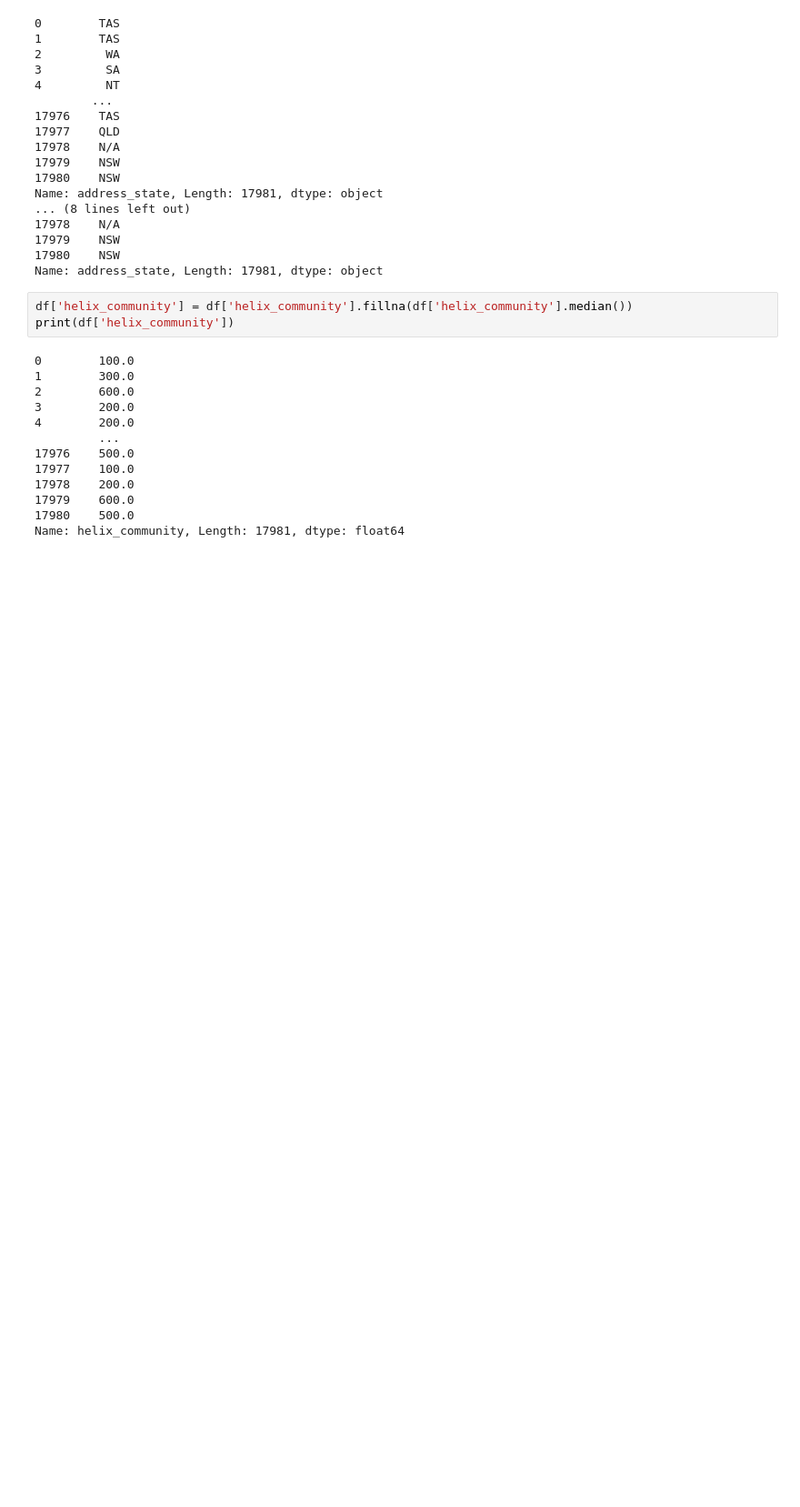
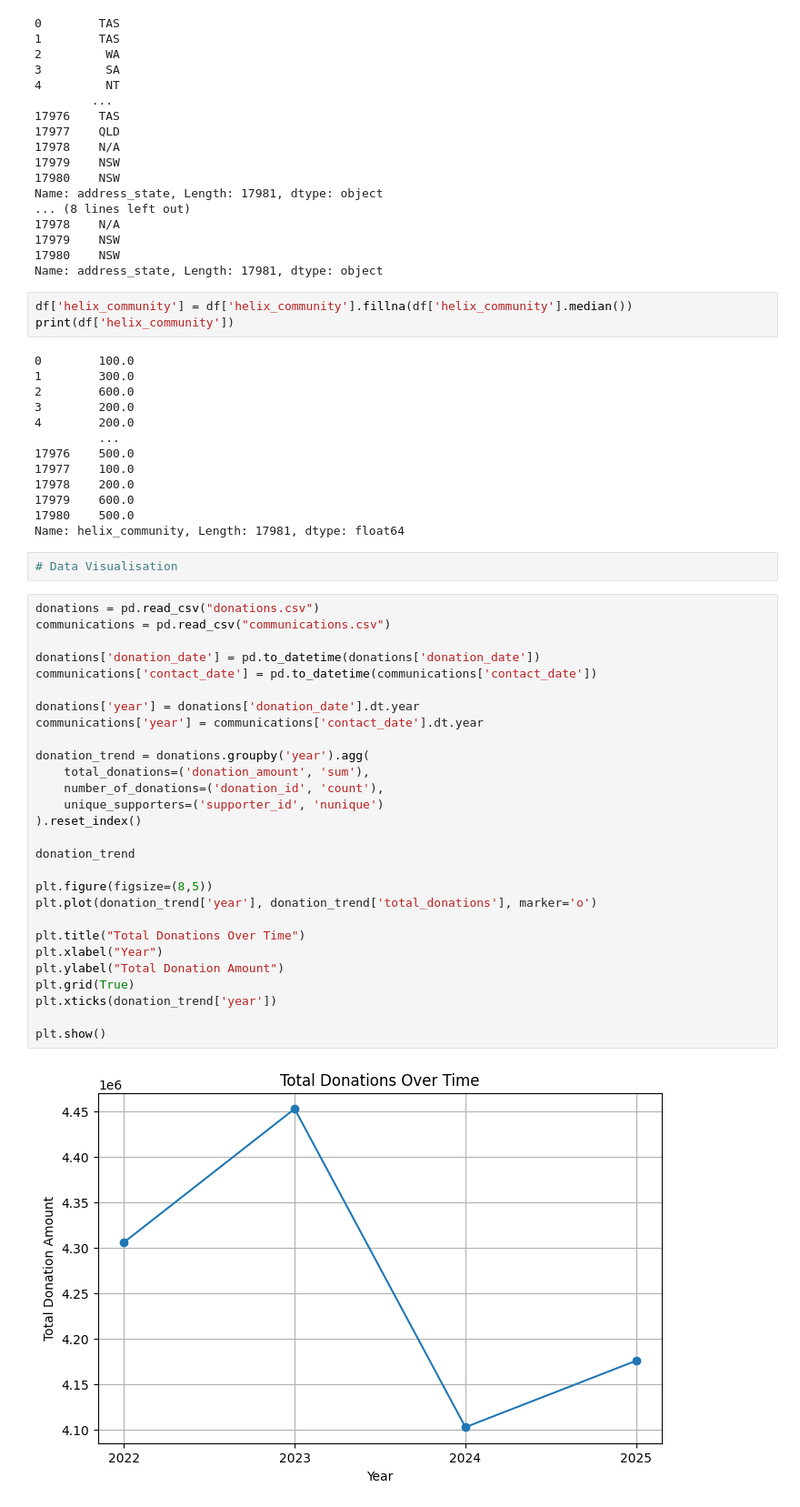
Before and after one commit to RemiRemRemRem/INF10027-Group-Project, a Jupyter notebook: assignment2.ipynb, the cells around one changed output. Shown at 91% size. Cells and saved outputs as stored; diff of their text form; blank space fills up the shorter version.

Commit message:
Update on the graph

```diff
--- a/assignment2.ipynb
+++ b/assignment2.ipynb
@@ -227,3 +227,35 @@ print(df['helix_community'])
 17979    600.0
 17980    500.0
 Name: helix_community, Length: 17981, dtype: float64
+# %%
+# Data Visualisation
+# %%
+donations = pd.read_csv("donations.csv")
+communications = pd.read_csv("communications.csv")
+
+donations['donation_date'] = pd.to_datetime(donations['donation_date'])
+communications['contact_date'] = pd.to_datetime(communications['contact_date'])
+
+donations['year'] = donations['donation_date'].dt.year
+communications['year'] = communications['contact_date'].dt.year
+
+donation_trend = donations.groupby('year').agg(
+    total_donations=('donation_amount', 'sum'),
+    number_of_donations=('donation_id', 'count'),
+    unique_supporters=('supporter_id', 'nunique')
+).reset_index()
+
+donation_trend
+
+plt.figure(figsize=(8,5))
+plt.plot(donation_trend['year'], donation_trend['total_donations'], marker='o')
+
+plt.title("Total Donations Over Time")
+plt.xlabel("Year")
+plt.ylabel("Total Donation Amount")
+plt.grid(True)
+plt.xticks(donation_trend['year'])
+
+plt.show()
+# %% [output]
+[figure, added]
```
Also changed, not shown: parts of 13 cells of this notebook.
